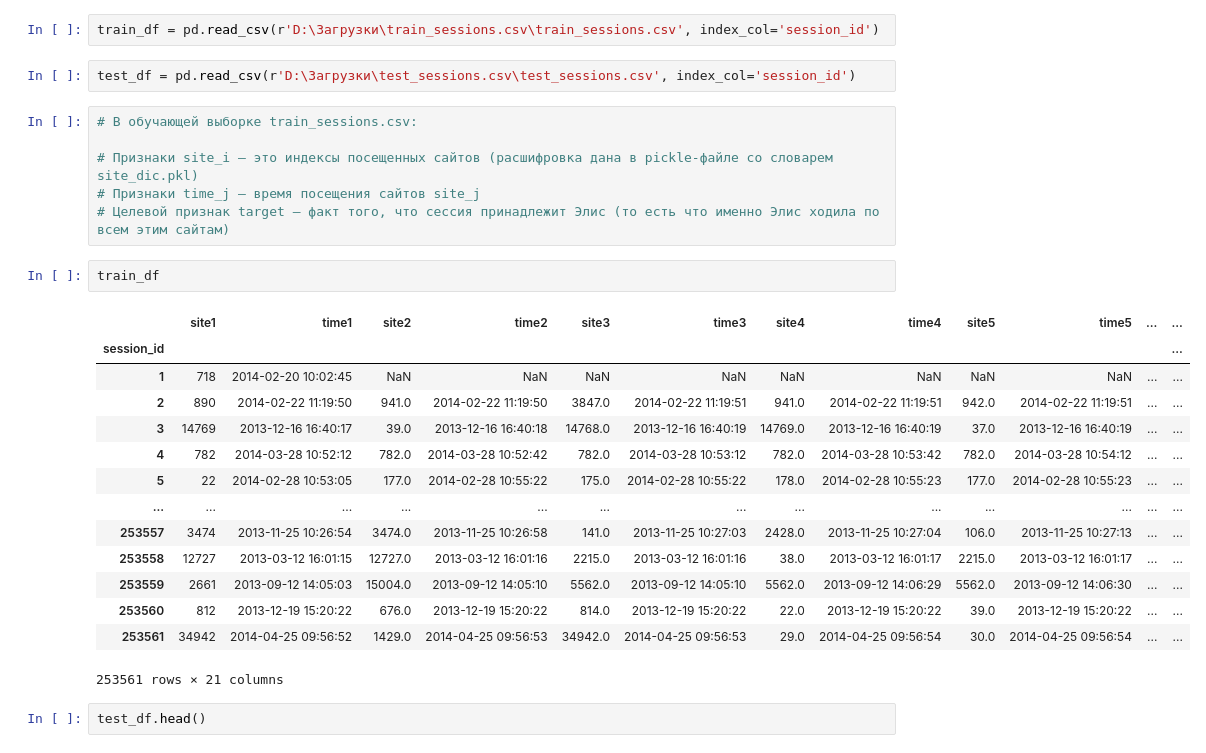
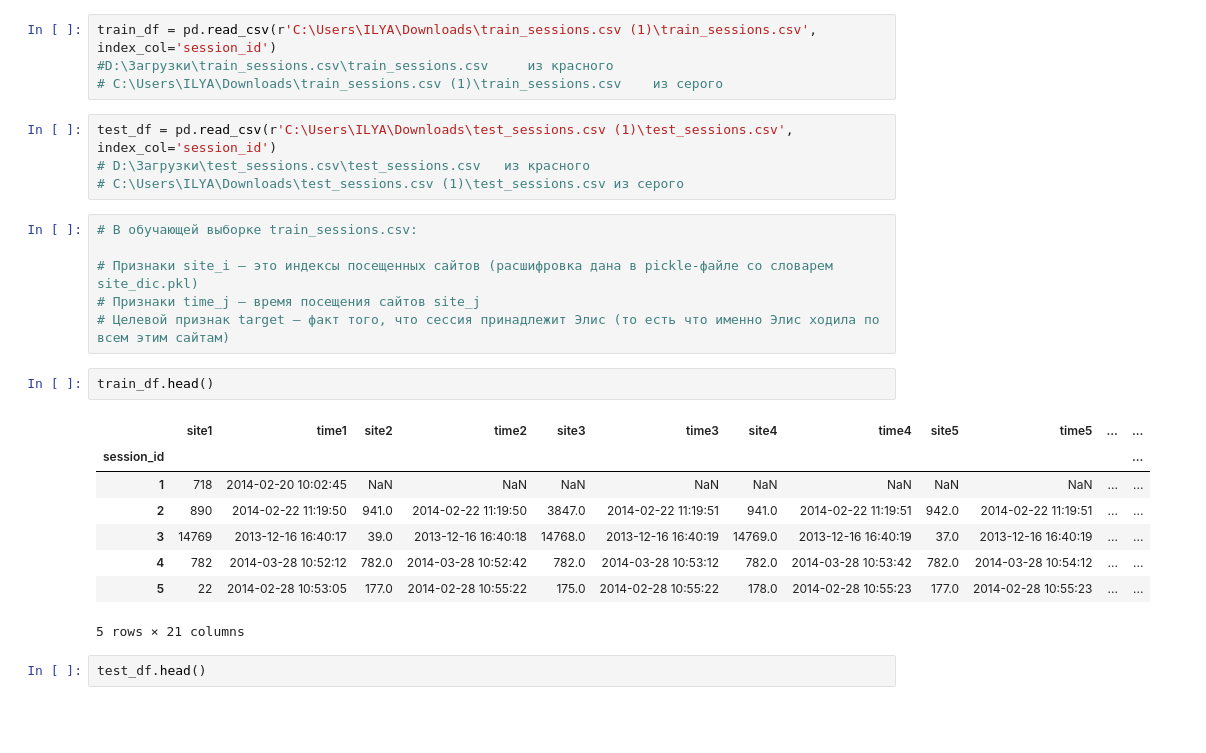
Before and after one commit to IlyaAb/Kaggle, a Jupyter notebook: catchAlice2.ipynb, the cells around one changed output. Saved outputs shown, nothing was run; the diff lists cells and outputs as text; blank space fills up the shorter version.

```diff
--- a/catchAlice2.ipynb
+++ b/catchAlice2.ipynb
@@ -25,8 +28,12 @@ from scipy.sparse import csr_matrix
 from sklearn.linear_model import LinearRegression, Lasso, Ridge, LassoCV, RidgeCV
-# %%
-train_df = pd.read_csv(r'D:\Загрузки\train_sessions.csv\train_sessions.csv', index_col='session_id')
-# %%
-test_df = pd.read_csv(r'D:\Загрузки\test_sessions.csv\test_sessions.csv', index_col='session_id')
+# %%
+train_df = pd.read_csv(r'C:\Users\ILYA\Downloads\train_sessions.csv (1)\train_sessions.csv', index_col='session_id')
+#D:\Загрузки\train_sessions.csv\train_sessions.csv     из красного
+# C:\Users\ILYA\Downloads\train_sessions.csv (1)\train_sessions.csv    из серого
+# %%
+test_df = pd.read_csv(r'C:\Users\ILYA\Downloads\test_sessions.csv (1)\test_sessions.csv', index_col='session_id')
+# D:\Загрузки\test_sessions.csv\test_sessions.csv   из красного
+# C:\Users\ILYA\Downloads\test_sessions.csv (1)\test_sessions.csv из серого
 # %%
 # В обучающей выборке train_sessions.csv:
 
@@ -34,22 +41,16 @@ test_df = pd.read_csv(r'D:\Загрузки\test_sessions.csv\test_sessions.csv'
 # Признаки time_j – время посещения сайтов site_j
 # Целевой признак target – факт того, что сессия принадлежит Элис (то есть что именно Элис ходила по всем этим сайтам)
 # %%
-train_df
+train_df.head()
 # %% [output]
 |  | site1 | time1 | site2 | time2 | site3 | time3 | site4 | time4 | site5 | time5 | ... | ... |
 | session_id |  |  |  |  |  |  |  |  |  |  |  | ... |
 | 1 | 718 | 2014-02-20 10:02:45 | NaN | NaN | NaN | NaN | NaN | NaN | NaN | NaN | ... | ... |
 | 2 | 890 | 2014-02-22 11:19:50 | 941.0 | 2014-02-22 11:19:50 | 3847.0 | 2014-02-22 11:19:51 | 941.0 | 2014-02-22 11:19:51 | 942.0 | 2014-02-22 11:19:51 | ... | ... |
 | 3 | 14769 | 2013-12-16 16:40:17 | 39.0 | 2013-12-16 16:40:18 | 14768.0 | 2013-12-16 16:40:19 | 14769.0 | 2013-12-16 16:40:19 | 37.0 | 2013-12-16 16:40:19 | ... | ... |
 | 4 | 782 | 2014-03-28 10:52:12 | 782.0 | 2014-03-28 10:52:42 | 782.0 | 2014-03-28 10:53:12 | 782.0 | 2014-03-28 10:53:42 | 782.0 | 2014-03-28 10:54:12 | ... | ... |
 | 5 | 22 | 2014-02-28 10:53:05 | 177.0 | 2014-02-28 10:55:22 | 175.0 | 2014-02-28 10:55:22 | 178.0 | 2014-02-28 10:55:23 | 177.0 | 2014-02-28 10:55:23 | ... | ... |
-| ... | ... | ... | ... | ... | ... | ... | ... | ... | ... | ... | ... | ... |
-| 253557 | 3474 | 2013-11-25 10:26:54 | 3474.0 | 2013-11-25 10:26:58 | 141.0 | 2013-11-25 10:27:03 | 2428.0 | 2013-11-25 10:27:04 | 106.0 | 2013-11-25 10:27:13 | ... | ... |
-| 253558 | 12727 | 2013-03-12 16:01:15 | 12727.0 | 2013-03-12 16:01:16 | 2215.0 | 2013-03-12 16:01:16 | 38.0 | 2013-03-12 16:01:17 | 2215.0 | 2013-03-12 16:01:17 | ... | ... |
-| 253559 | 2661 | 2013-09-12 14:05:03 | 15004.0 | 2013-09-12 14:05:10 | 5562.0 | 2013-09-12 14:05:10 | 5562.0 | 2013-09-12 14:06:29 | 5562.0 | 2013-09-12 14:06:30 | ... | ... |
-| 253560 | 812 | 2013-12-19 15:20:22 | 676.0 | 2013-12-19 15:20:22 | 814.0 | 2013-12-19 15:20:22 | 22.0 | 2013-12-19 15:20:22 | 39.0 | 2013-12-19 15:20:22 | ... | ... |
-| 253561 | 34942 | 2014-04-25 09:56:52 | 1429.0 | 2014-04-25 09:56:53 | 34942.0 | 2014-04-25 09:56:53 | 29.0 | 2014-04-25 09:56:54 | 30.0 | 2014-04-25 09:56:54 | ... | ... |
-253561 rows × 21 columns
+5 rows × 21 columns
 # %%
 test_df.head()
 # %% [output]
```
Also changed, not shown: parts of 21 cells of this notebook, 3 other files.
